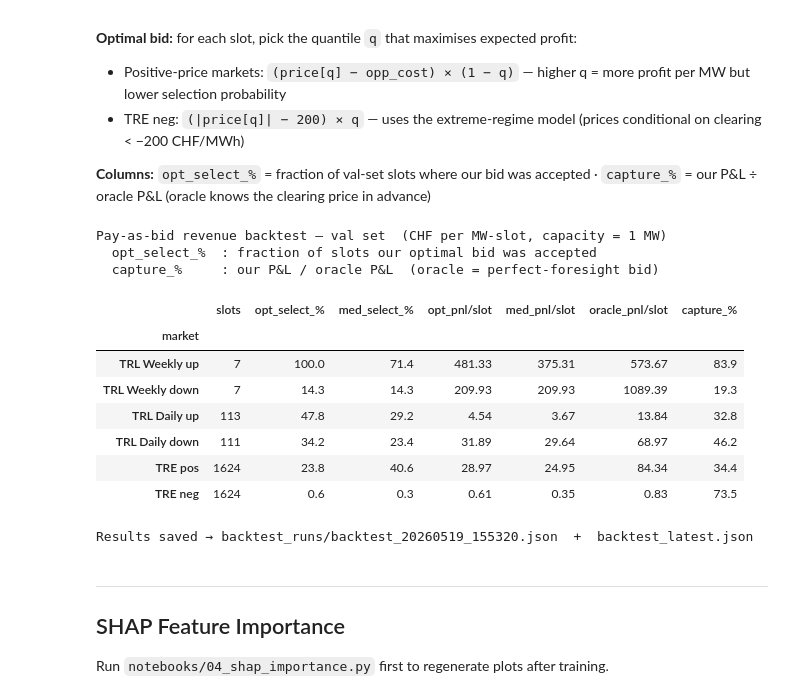
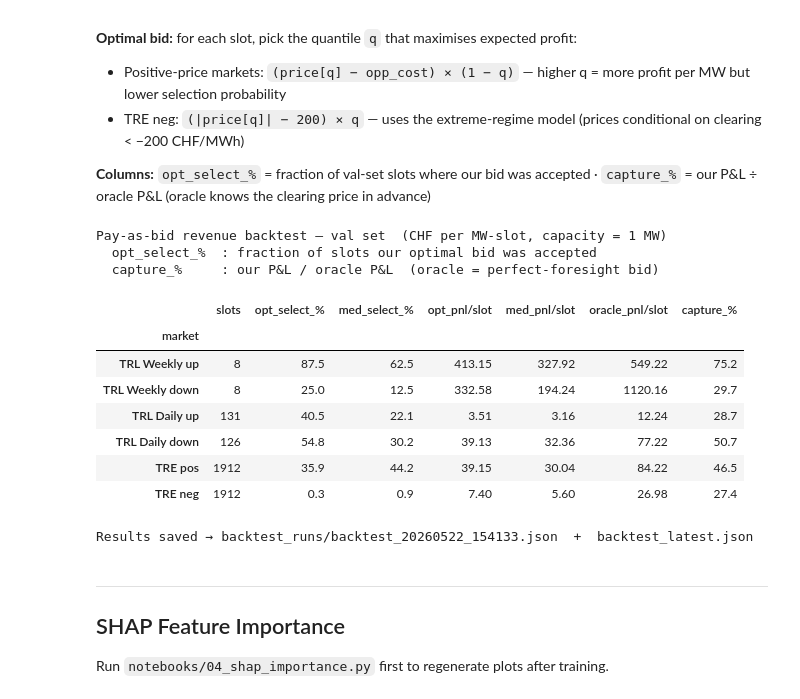
Before and after one commit to Helion-Energy-Solution/Price-Forecasting, a Jupyter notebook: notebooks/model_training.ipynb, the cells around one changed output. Drawn from its saved outputs; the diff is of its cells as text; code cells hidden in the pictures.

```diff
--- a/notebooks/model_training.ipynb
+++ b/notebooks/model_training.ipynb
@@ -135,27 +133,0 @@ Latest slot: 2026-05-17 21:45:00+00:00
-# %%
-# ── Spot prices + TRL Weekly/Daily + reservoir levels (from Helion dashboard) ─
-import sys, re, subprocess
-from pathlib import Path
-import pandas as pd
-
-ROOT = Path().resolve().parent
-sys.path.insert(0, str(ROOT))
-
-from src.data.market_data import fetch_data, parse_spot_hourly, parse_trl_weekly, parse_trl_daily, parse_reservoir_levels
-
-data = fetch_data()
-PRICES_DIR = ROOT / "data" / "raw" / "prices"
-MARKET_DIR = ROOT / "data" / "raw" / "market"
-
-for name, df in [
-    ("spot_hourly", parse_spot_hourly(data)),
-    ("trl_weekly",  parse_trl_weekly(data)),
-    ("trl_daily",   parse_trl_daily(data)),
-]:
-    path = PRICES_DIR / f"{name}.parquet"
-    df.to_parquet(path, index=False)
-    print(f"  {name}: {len(df)} rows, latest {df.iloc[-1, 0]}")
-
-res = parse_reservoir_levels()
-res.to_parquet(MARKET_DIR / "reservoir_levels.parquet", index=False)
-print(f"  reservoir_levels: {len(res)} rows, latest {res['date'].max()}")
@@ -370,8 +365,8 @@ import src.models.tre_model         as _m_t
 for _mod in (bs, _m_w, _m_d, _m_t):
     importlib.reload(_mod)
 
-FC_W = _m_w.FEATURE_COLS
-FC_D = _m_d.FEATURE_COLS
+FC_W = _m_w.FEATURE_COLS_BY_DIRECTION
+FC_D = _m_d.FEATURE_COLS_BY_DIRECTION
 FC_T = _m_t.FEATURE_COLS
 
 with open(ROOT / "config" / "config.yaml") as f:
@@ -386,10 +381,10 @@ FP = ROOT / "data/processed/features"
 MP = ROOT / "models"
 
 CASES = [
-    dict(label="TRL Weekly  up",   fp=FP/"trl_weekly_features.parquet", tc="week_start",  d="up",   fc=FC_W, mp=MP/"trl_weekly/trl_weekly_up.pkl",   vs=val_weekly,  mode="pos_market", oc=0.0),
-    dict(label="TRL Weekly  down", fp=FP/"trl_weekly_features.parquet", tc="week_start",  d="down", fc=FC_W, mp=MP/"trl_weekly/trl_weekly_down.pkl", vs=val_weekly,  mode="pos_market", oc=0.0),
-    dict(label="TRL Daily   up",   fp=FP/"trl_daily_features.parquet",  tc="block_start", d="up",   fc=FC_D, mp=MP/"trl_daily/trl_daily_up.pkl",     vs=val_default, mode="pos_market", oc=0.0),
-    dict(label="TRL Daily   down", fp=FP/"trl_daily_features.parquet",  tc="block_start", d="down", fc=FC_D, mp=MP/"trl_daily/trl_daily_down.pkl",   vs=val_default, mode="pos_market", oc=0.0),
+    dict(label="TRL Weekly  up",   fp=FP/"trl_weekly_features.parquet", tc="week_start",  d="up",   fc=FC_W["up"],   mp=MP/"trl_weekly/trl_weekly_up.pkl",   vs=val_weekly,  mode="pos_market", oc=0.0),
+    dict(label="TRL Weekly  down", fp=FP/"trl_weekly_features.parquet", tc="week_start",  d="down", fc=FC_W["down"], mp=MP/"trl_weekly/trl_weekly_down.pkl", vs=val_weekly,  mode="pos_market", oc=0.0),
+    dict(label="TRL Daily   up",   fp=FP/"trl_daily_features.parquet",  tc="block_start", d="up",   fc=FC_D["up"],   mp=MP/"trl_daily/trl_daily_up.pkl",     vs=val_default, mode="pos_market", oc=0.0),
+    dict(label="TRL Daily   down", fp=FP/"trl_daily_features.parquet",  tc="block_start", d="down", fc=FC_D["down"], mp=MP/"trl_daily/trl_daily_down.pkl",   vs=val_default, mode="pos_market", oc=0.0),
     dict(label="TRE         pos",  fp=FP/"tre_features.parquet",        tc="slot_time",   d="pos",  fc=FC_T, mp=MP/"tre/tre_pos.pkl",                vs=val_default, mode="pos_market", oc=0.0),
     dict(label="TRE         neg",  fp=FP/"tre_features.parquet",        tc="slot_time",   d="neg",  fc=FC_T, mp=MP/"tre/tre_neg.pkl",                vs=val_default, mode="neg_market", oc=tre_neg_opp),
 ]
@@ -408,40 +403,40 @@ for c in CASES:
     rows.append({
         "market":          c["label"],
         "slots":           len(res),
         "opt_select_%":    round(res["selected"].mean()        * 100, 1),
         "med_select_%":    round(res["median_selected"].mean() * 100, 1),
         "opt_pnl/slot":    round(res["pnl_chf"].mean(),         2),
         "med_pnl/slot":    round(res["median_pnl_chf"].mean(),  2),
         "oracle_pnl/slot": round(res["oracle_pnl_chf"].mean(),  2),
         "capture_%":       round(res["pnl_chf"].sum() / oracle_sum * 100, 1) if oracle_sum > 0 else float("nan"),
     })
 
 print("Pay-as-bid revenue backtest — val set  (CHF per MW-slot, capacity = 1 MW)")
 print("  opt_select_%  : fraction of slots our optimal bid was accepted")
 print("  capture_%     : our P&L / oracle P&L  (oracle = perfect-foresight bid)\n")
 display(pd.DataFrame(rows).set_index("market"))
 
 # Save results — timestamped file preserves every run; latest file is the /log shortcut
 _ts = datetime.now().strftime("%Y%m%d_%H%M%S")
 _payload = {"timestamp": _ts, "results": rows}
 _runs_dir = ROOT / "data" / "processed" / "backtest_runs"
 _runs_dir.mkdir(exist_ok=True)
 (_runs_dir / f"backtest_{_ts}.json").write_text(json.dumps(_payload, indent=2))
 (ROOT / "data" / "processed" / "backtest_latest.json").write_text(json.dumps(_payload, indent=2))
 print(f"\nResults saved → backtest_runs/backtest_{_ts}.json  +  backtest_latest.json")
 # %% [output]
 Pay-as-bid revenue backtest — val set  (CHF per MW-slot, capacity = 1 MW)
   opt_select_%  : fraction of slots our optimal bid was accepted
   capture_%     : our P&L / oracle P&L  (oracle = perfect-foresight bid)
 |  | slots | opt_select_% | med_select_% | opt_pnl/slot | med_pnl/slot | oracle_pnl/slot | capture_% |
 | market |  |  |  |  |  |  |  |
-| TRL Weekly up | 7 | 100.0 | 71.4 | 481.33 | 375.31 | 573.67 | 83.9 |
-| TRL Weekly down | 7 | 14.3 | 14.3 | 209.93 | 209.93 | 1089.39 | 19.3 |
-| TRL Daily up | 113 | 47.8 | 29.2 | 4.54 | 3.67 | 13.84 | 32.8 |
-| TRL Daily down | 111 | 34.2 | 23.4 | 31.89 | 29.64 | 68.97 | 46.2 |
-| TRE pos | 1624 | 23.8 | 40.6 | 28.97 | 24.95 | 84.34 | 34.4 |
-| TRE neg | 1624 | 0.6 | 0.3 | 0.61 | 0.35 | 0.83 | 73.5 |
+| TRL Weekly up | 8 | 87.5 | 62.5 | 413.15 | 327.92 | 549.22 | 75.2 |
+| TRL Weekly down | 8 | 25.0 | 12.5 | 332.58 | 194.24 | 1120.16 | 29.7 |
+| TRL Daily up | 131 | 40.5 | 22.1 | 3.51 | 3.16 | 12.24 | 28.7 |
+| TRL Daily down | 126 | 54.8 | 30.2 | 39.13 | 32.36 | 77.22 | 50.7 |
+| TRE pos | 1912 | 35.9 | 44.2 | 39.15 | 30.04 | 84.22 | 46.5 |
+| TRE neg | 1912 | 0.3 | 0.9 | 7.40 | 5.60 | 26.98 | 27.4 |
-Results saved → backtest_runs/backtest_20260519_155320.json  +  backtest_latest.json
+Results saved → backtest_runs/backtest_20260522_154133.json  +  backtest_latest.json
 # %% [markdown]
 ---
 ## SHAP Feature Importance
```
Also changed, not shown: parts of 12 cells of this notebook, 36 other files.
